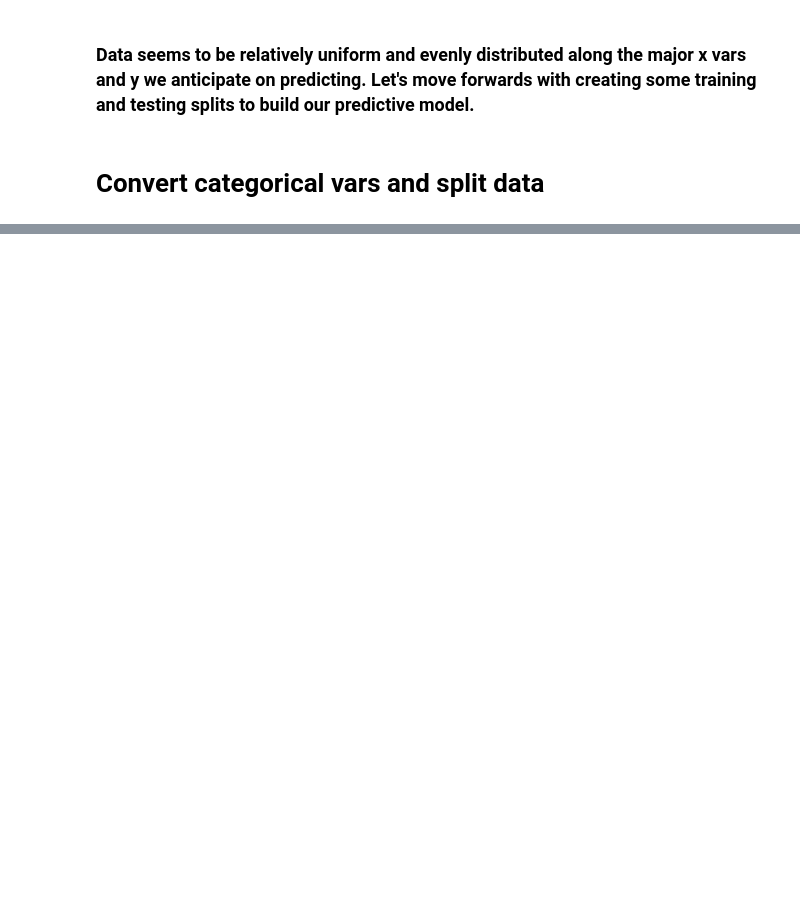
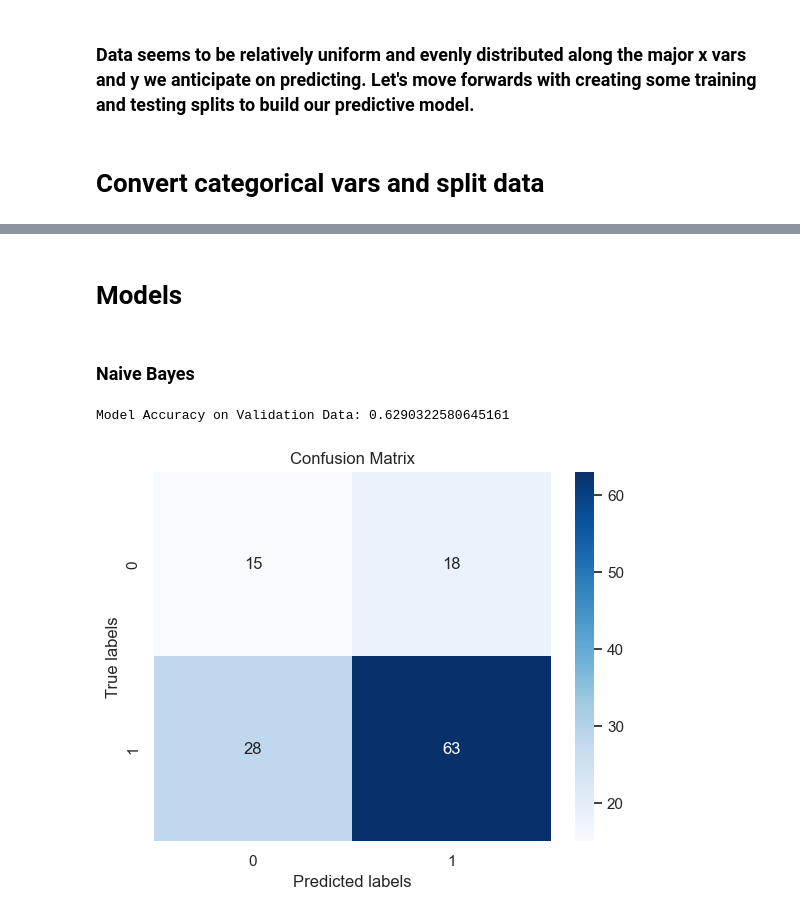
Before and after one commit to alfeng22/COMP562-Final-Project, a Jupyter notebook: data.ipynb, the cells around one changed output, grey strips where cells are left out. Saved outputs shown, nothing was run; the diff lists cells and outputs as text; code cells hidden in the pictures; blank space fills up the shorter version.

Commit message:
Create model

```diff
--- a/data.ipynb
+++ b/data.ipynb
@@ -129,28 +133,3 @@ plt.show()
 ### Data seems to be relatively uniform and evenly distributed along the major x vars and y we anticipate on predicting. Let's move forwards with creating some training and testing splits to build our predictive model.
 # %% [markdown]
 # Convert categorical vars and split data
-# %%
-from sklearn.model_selection import train_test_split
-from sklearn.preprocessing import LabelEncoder
-
-# Encode the target variable
-label_encoder = LabelEncoder()
-df['Mental_Health_Condition'] = label_encoder.fit_transform(df['Mental_Health_Condition'])
-
-# Drop unnecessary columns
-df = df.drop(['Employee_ID'], axis=1)
-
-# One-hot encode selected categorical features
-categorical_features = ['Gender', 'Job_Role', 'Industry', 'Work_Location', 'Region']
-df_encoded = pd.get_dummies(df, columns=categorical_features, drop_first=True)
-
-# Define features and target
-X = df_encoded.drop('Mental_Health_Condition', axis=1)
-y = df_encoded['Mental_Health_Condition']
-
-# Split the data into training and validation sets
-X_train, X_val, y_train, y_val = train_test_split(X, y, test_size=0.2, random_state=42)
-
-# Shape of the splits
-print("Training set shape:", X_train.shape)
-print("Validation set shape:", X_val.shape)
@@ -159,0 +212,27 @@ Validation set shape: (1000, 33)
+# %% [markdown]
+# Models
+# %% [markdown]
+### Naive Bayes
+# %%
+from sklearn.naive_bayes import MultinomialNB
+from sklearn.metrics import confusion_matrix, accuracy_score
+
+nb = MultinomialNB()
+nb.fit(X_train_smote, y_train_smote)
+
+# Predict on the validation set
+nb_pred = nb.predict(X_val)
+
+# Evaluate the model
+print("Model Accuracy on Validation Data:", accuracy_score(y_val, nb_pred))
+
+# Confusion matrix
+nb_cm = confusion_matrix(y_val, nb_pred)
+sns.heatmap(nb_cm, annot=True, fmt="d", cmap='Blues')
+plt.xlabel('Predicted labels')
+plt.ylabel('True labels')
+plt.title('Confusion Matrix')
+plt.show()
+# %% [output]
+Model Accuracy on Validation Data: 0.6290322580645161
+[figure, added]
```
Also changed, not shown: parts of 5 cells of this notebook.
